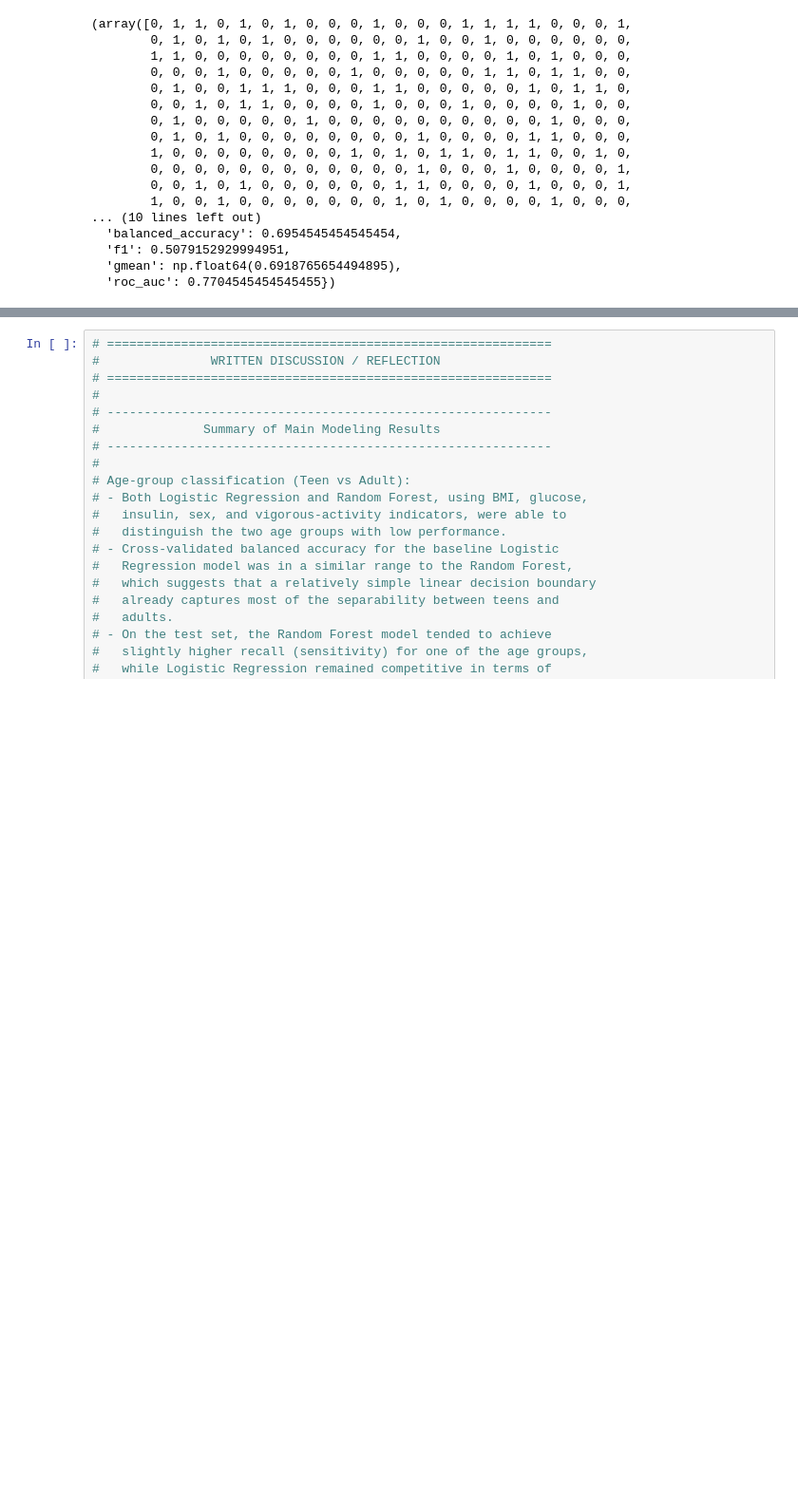
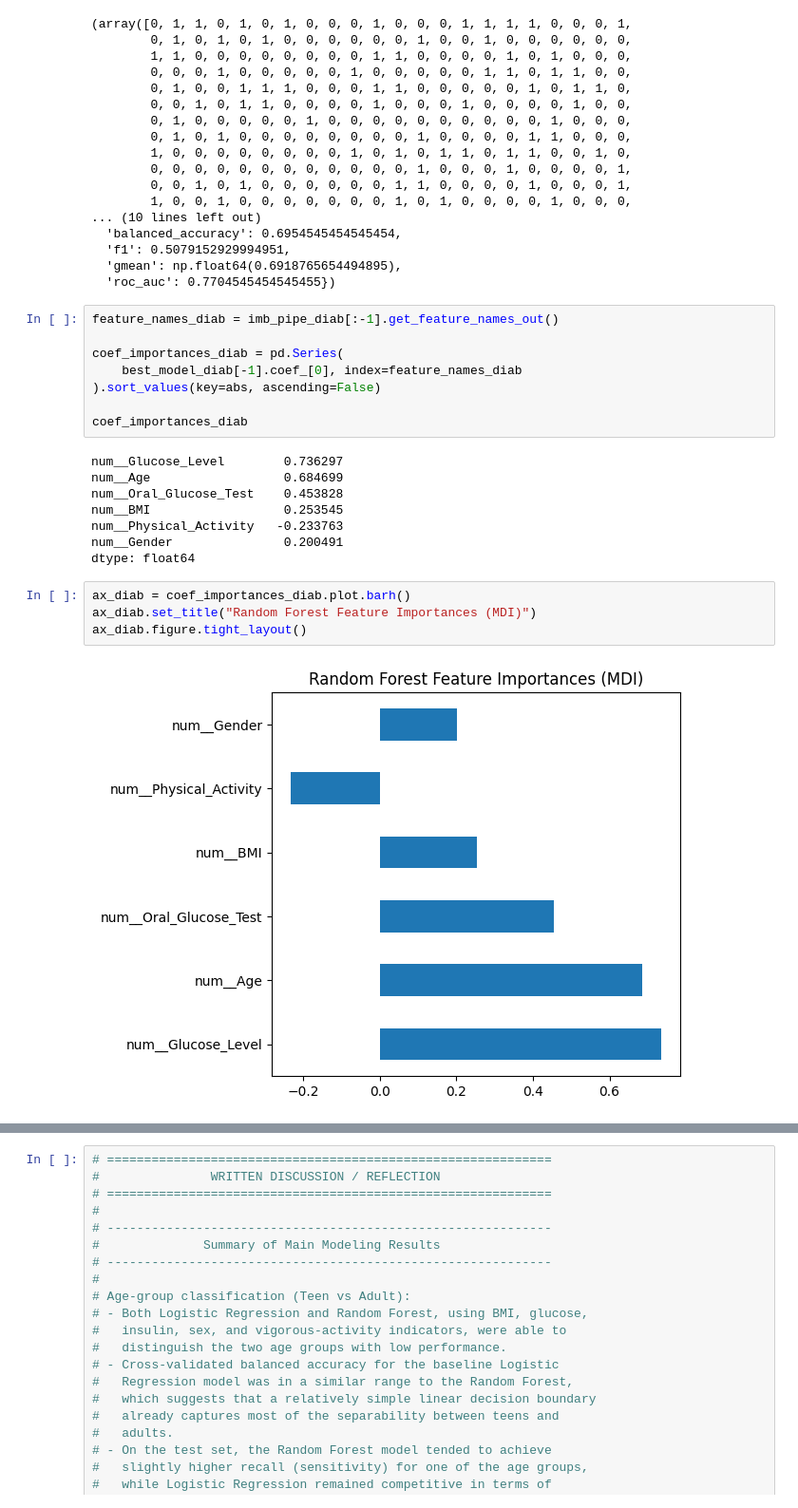
Before and after one commit to bpickett14/MATH3310_FA_2025_FP1_G01_PICKETT_CARDONA, a Jupyter notebook: notebooks/Final.ipynb, the cells around one changed output, grey strips where cells are left out. Shown at 95% size. Drawn from its saved outputs; the diff is of its cells as text; blank space fills up the shorter version.

```diff
--- a/notebooks/Final.ipynb
+++ b/notebooks/Final.ipynb
@@ -840,3 +916,25 @@ Confusion matrix:
   'f1': 0.5079152929994951,
   'gmean': np.float64(0.6918765654494895),
   'roc_auc': 0.7704545454545455})
+# %%
+feature_names_diab = imb_pipe_diab[:-1].get_feature_names_out()
+
+coef_importances_diab = pd.Series(
+    best_model_diab[-1].coef_[0], index=feature_names_diab
+).sort_values(key=abs, ascending=False)
+
+coef_importances_diab
+# %% [output]
+num__Glucose_Level        0.736297
+num__Age                  0.684699
+num__Oral_Glucose_Test    0.453828
+num__BMI                  0.253545
+num__Physical_Activity   -0.233763
+num__Gender               0.200491
+dtype: float64
+# %%
+ax_diab = coef_importances_diab.plot.barh()
+ax_diab.set_title("Random Forest Feature Importances (MDI)")
+ax_diab.figure.tight_layout()
+# %% [output]
+[figure, added]
```
Also changed, not shown: parts of 11 cells of this notebook.
